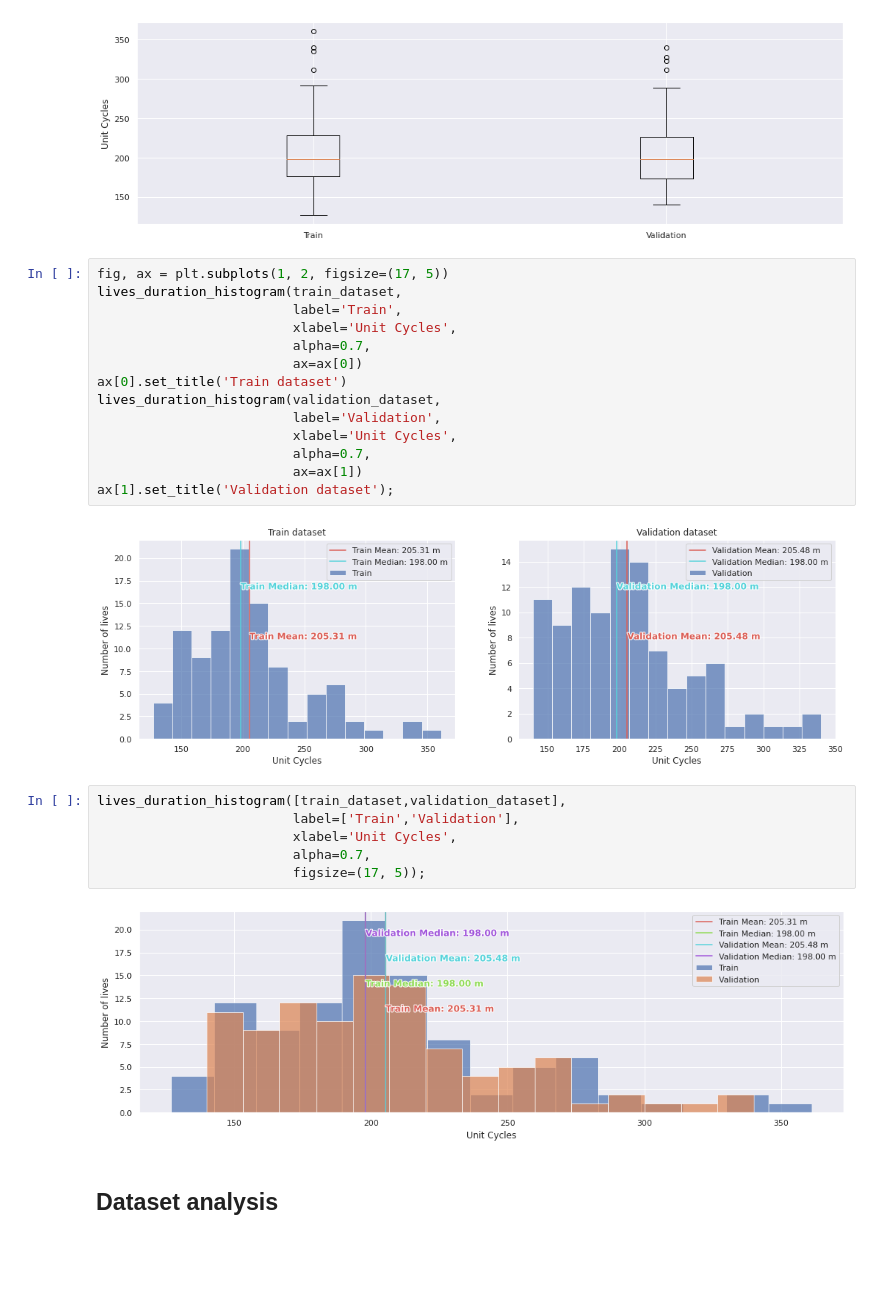
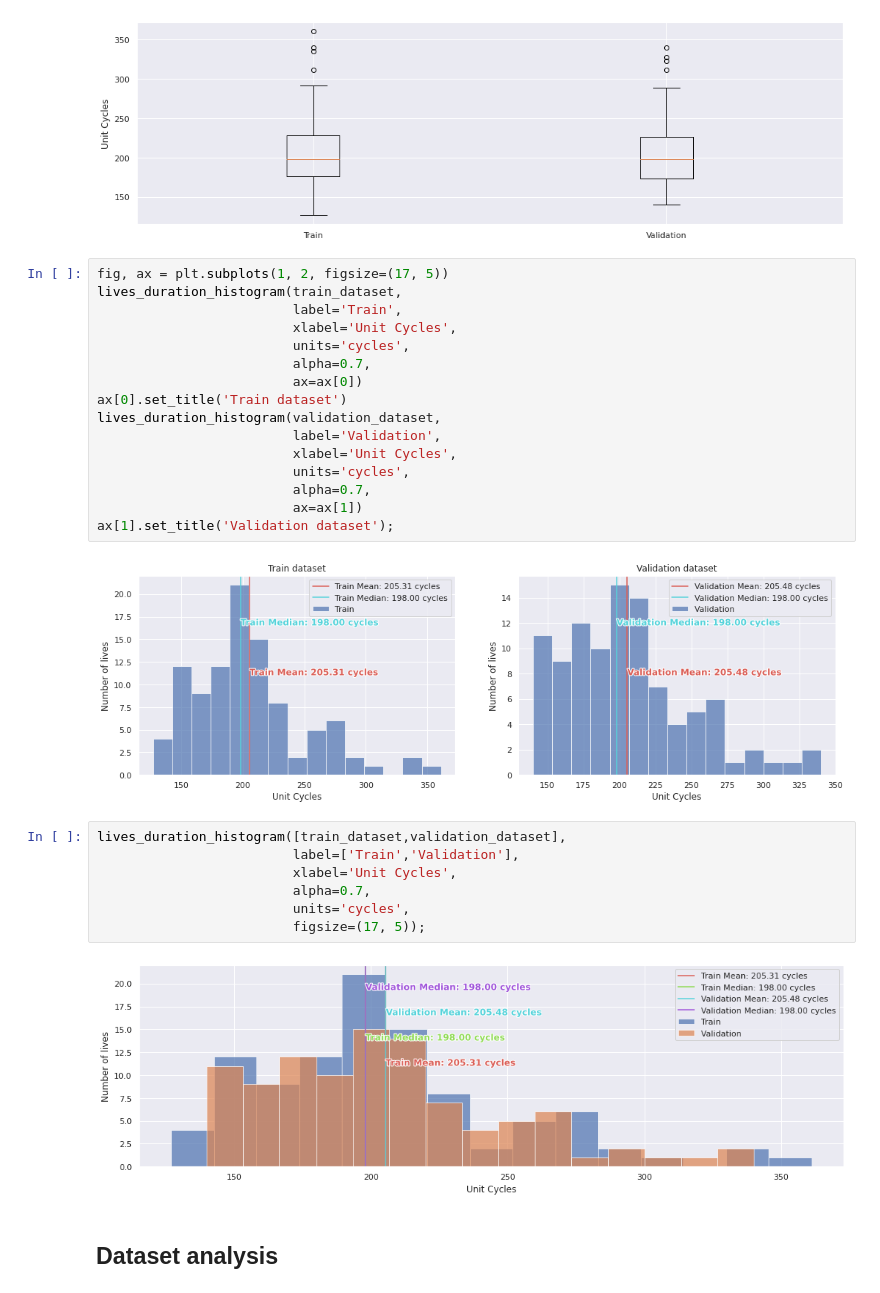
Before and after one commit to lucianolorenti/ceruleo, a Jupyter notebook: doc/examples/ExampleAircraftEngine.ipynb, the cells around one changed output. Drawn from its saved outputs; the diff is of its cells as text; blank space fills up the shorter version.

Commit message:
Documentation: Change the units in the duration histogram of the guide

```diff
--- a/doc/examples/ExampleAircraftEngine.ipynb
+++ b/doc/examples/ExampleAircraftEngine.ipynb
@@ -153,25 +153,28 @@ fig, ax = plt.subplots(1, 2, figsize=(17, 5))
 lives_duration_histogram(train_dataset,
                          label='Train',
                          xlabel='Unit Cycles',
+                         units='cycles',
                          alpha=0.7,
                          ax=ax[0])
 ax[0].set_title('Train dataset')
 lives_duration_histogram(validation_dataset,
                          label='Validation',
                          xlabel='Unit Cycles',
+                         units='cycles',
                          alpha=0.7,
                          ax=ax[1])
 ax[1].set_title('Validation dataset');
 # %% [output]
-[figure, old version]
+[figure, new version]
 # %%
 lives_duration_histogram([train_dataset,validation_dataset],
                          label=['Train','Validation'],
                          xlabel='Unit Cycles',
                          alpha=0.7,
+                         units='cycles',
                          figsize=(17, 5));
 # %% [output]
-[figure, old version]
+[figure, new version]
 # %% [markdown]
 ## Dataset analysis
 # %% [markdown]
```
